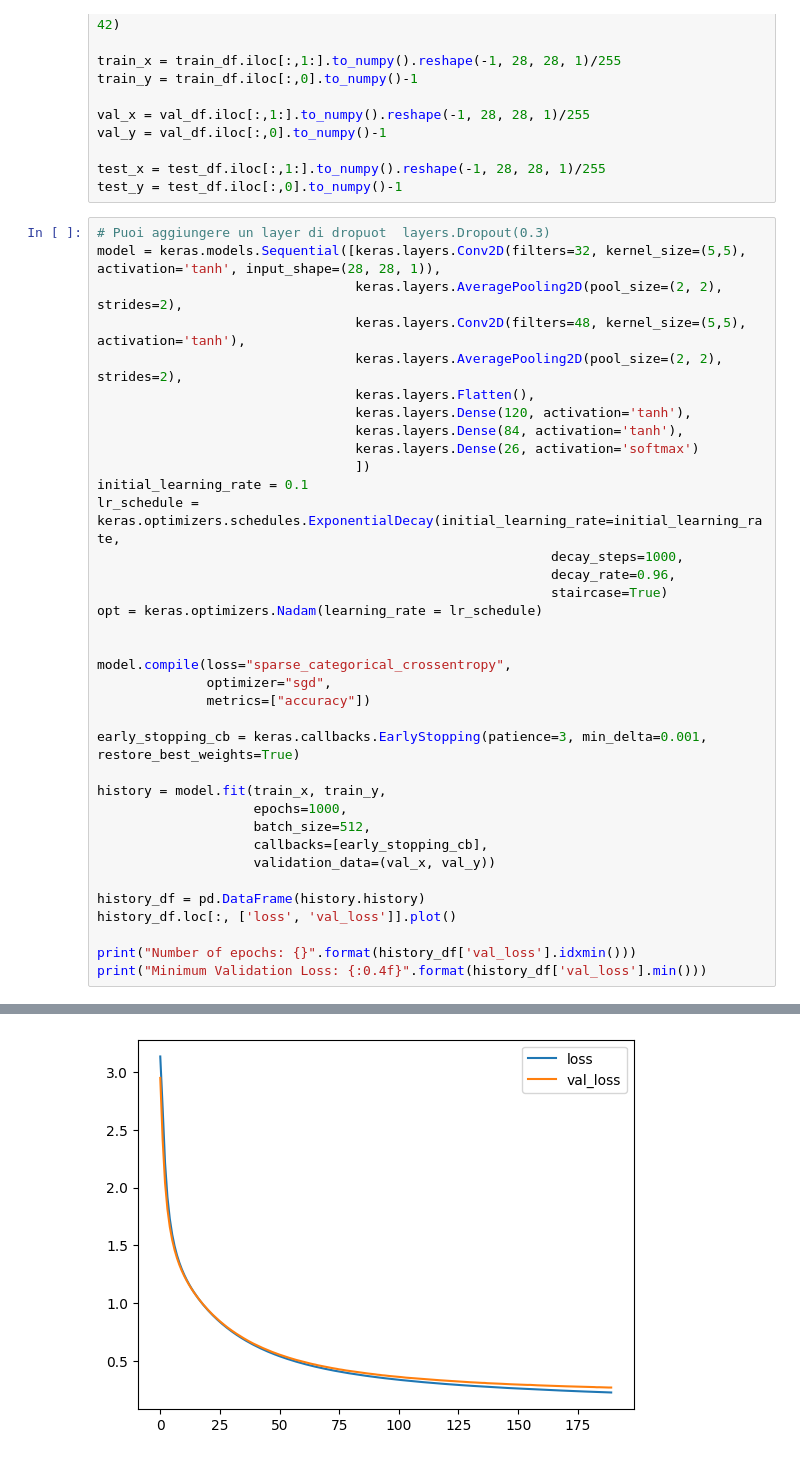
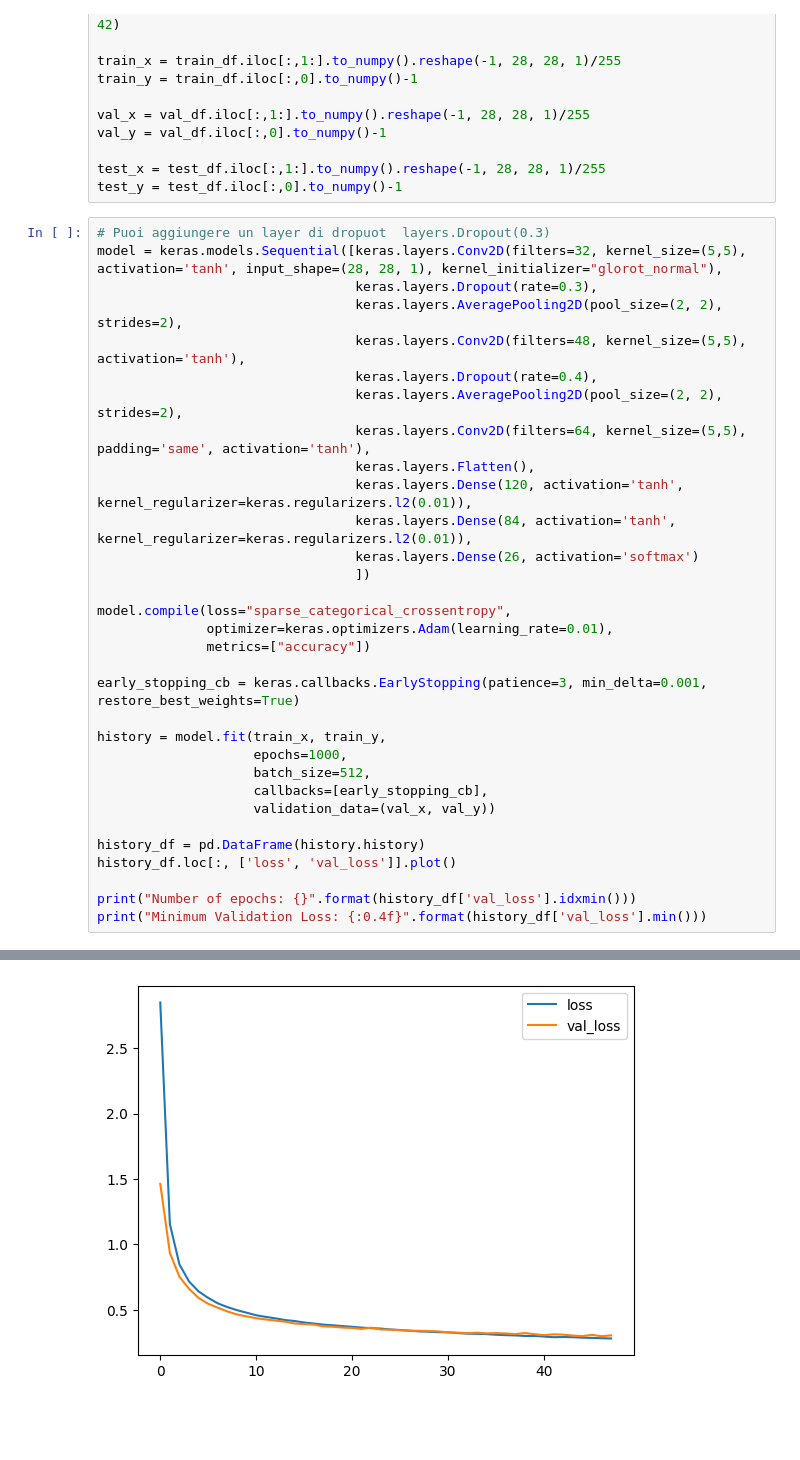
Before and after one commit to VerzaElisa/AgeDetection, a Jupyter notebook: problems/emnist-dnn.ipynb, the cells around one changed output, grey strips where cells are left out. Saved outputs shown, nothing was run; the diff lists cells and outputs as text; blank space fills up the shorter version.

Commit message:
Aggiustamenti modello centralizzato, federato problemi convoluzione

```diff
--- a/problems/emnist-dnn.ipynb
+++ b/problems/emnist-dnn.ipynb
@@ -23,25 +23,21 @@ test_x = test_df.iloc[:,1:].to_numpy().reshape(-1, 28, 28, 1)/255
 test_y = test_df.iloc[:,0].to_numpy()-1
 # %%
 # Puoi aggiungere un layer di dropuot  layers.Dropout(0.3)
-model = keras.models.Sequential([keras.layers.Conv2D(filters=32, kernel_size=(5,5), activation='tanh', input_shape=(28, 28, 1)),
+model = keras.models.Sequential([keras.layers.Conv2D(filters=32, kernel_size=(5,5), activation='tanh', input_shape=(28, 28, 1), kernel_initializer="glorot_normal"),
+                                 keras.layers.Dropout(rate=0.3),
                                  keras.layers.AveragePooling2D(pool_size=(2, 2), strides=2),
                                  keras.layers.Conv2D(filters=48, kernel_size=(5,5), activation='tanh'),
+                                 keras.layers.Dropout(rate=0.4),
                                  keras.layers.AveragePooling2D(pool_size=(2, 2), strides=2),
+                                 keras.layers.Conv2D(filters=64, kernel_size=(5,5), padding='same', activation='tanh'),
                                  keras.layers.Flatten(),
-                                 keras.layers.Dense(120, activation='tanh'),
-                                 keras.layers.Dense(84, activation='tanh'),
+                                 keras.layers.Dense(120, activation='tanh', kernel_regularizer=keras.regularizers.l2(0.01)),
+                                 keras.layers.Dense(84, activation='tanh', kernel_regularizer=keras.regularizers.l2(0.01)),
                                  keras.layers.Dense(26, activation='softmax')
                                  ])
-initial_learning_rate = 0.1
-lr_schedule = keras.optimizers.schedules.ExponentialDecay(initial_learning_rate=initial_learning_rate,
-                                                          decay_steps=1000,
-                                                          decay_rate=0.96,
-                                                          staircase=True)
-opt = keras.optimizers.Nadam(learning_rate = lr_schedule)
-
 
 model.compile(loss="sparse_categorical_crossentropy",
-              optimizer="sgd",
+              optimizer=keras.optimizers.Adam(learning_rate=0.01),
               metrics=["accuracy"])
 
 early_stopping_cb = keras.callbacks.EarlyStopping(patience=3, min_delta=0.001, restore_best_weights=True)
@@ -79 +74 @@ Minimum Validation Loss: 0.2716
-[figure, old version]
+[figure, new version]
```
Also changed, not shown: parts of 1 cell of this notebook, 1 other file.
